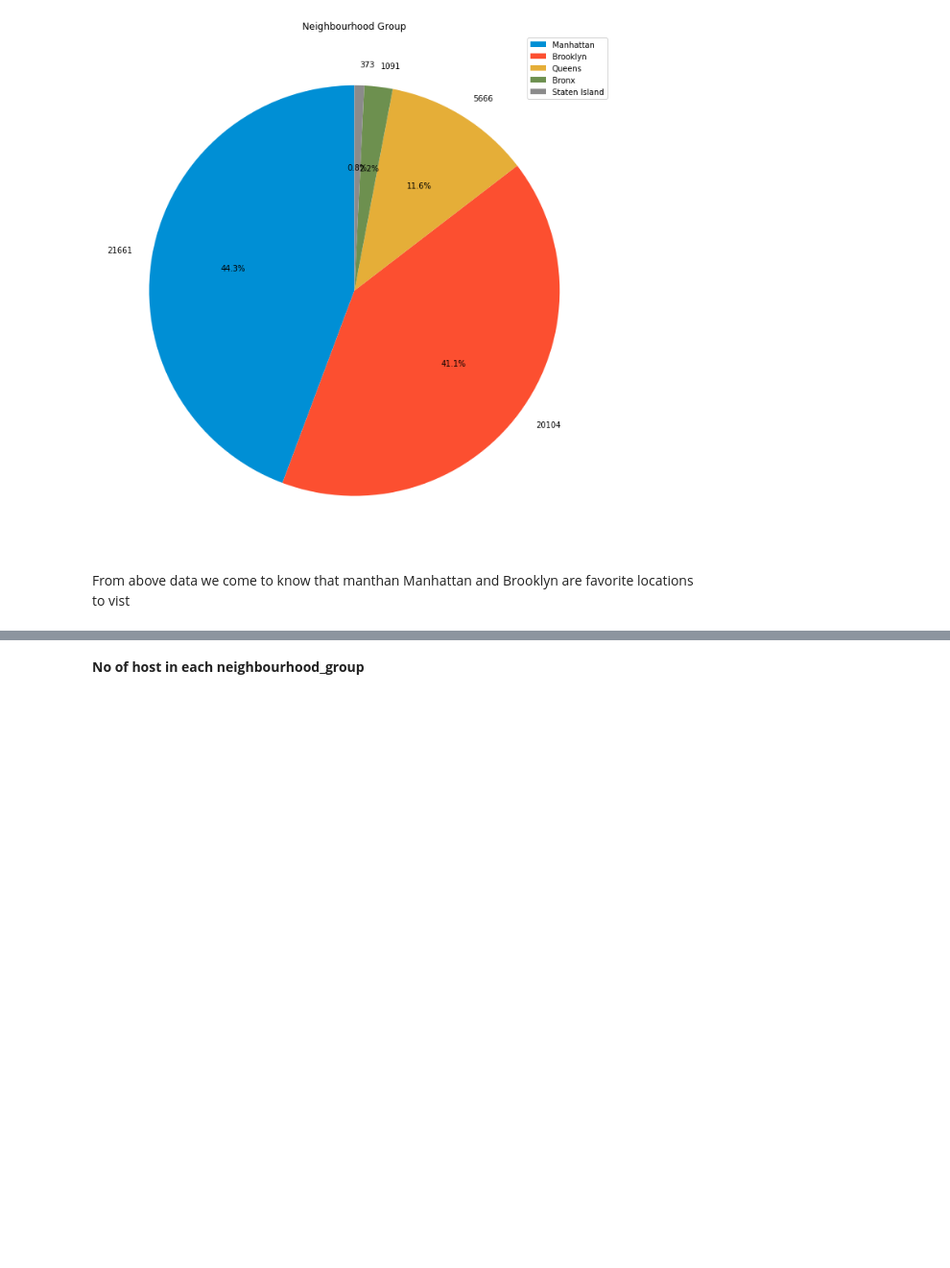
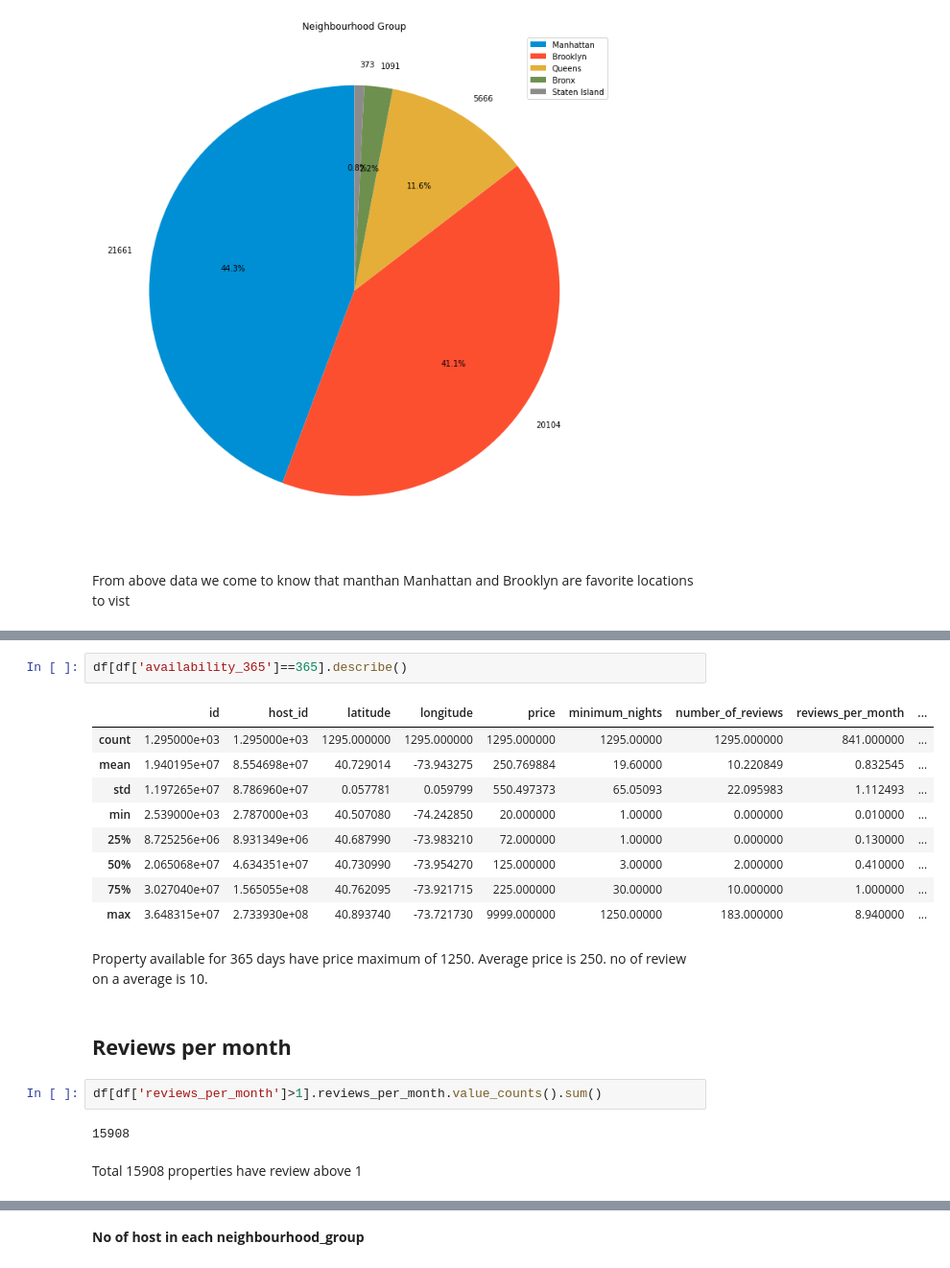
Before and after one commit to mkundhal/Airbnb-Bookings-Analysis---Capstone-Project, a Jupyter notebook: Mandeep_Airbnb_Bookings_Analysis_Capstone_Project.ipynb, the cells around one changed output, grey strips where cells are left out. Shown at 96% size. Saved outputs shown, nothing was run; the diff lists cells and outputs as text; blank space fills up the shorter version.

```diff
--- a/Mandeep_Airbnb_Bookings_Analysis_Capstone_Project.ipynb
+++ b/Mandeep_Airbnb_Bookings_Analysis_Capstone_Project.ipynb
@@ -198,0 +330,24 @@ From above data we come to know that manthan Manhattan and Brooklyn	are favorite
+# %%
+df[df['availability_365']==365].describe()
+# %% [output]
+|  | id | host_id | latitude | longitude | price | minimum_nights | number_of_reviews | reviews_per_month | ... |
+| count | 1.295000e+03 | 1.295000e+03 | 1295.000000 | 1295.000000 | 1295.000000 | 1295.00000 | 1295.000000 | 841.000000 | ... |
+| mean | 1.940195e+07 | 8.554698e+07 | 40.729014 | -73.943275 | 250.769884 | 19.60000 | 10.220849 | 0.832545 | ... |
+| std | 1.197265e+07 | 8.786960e+07 | 0.057781 | 0.059799 | 550.497373 | 65.05093 | 22.095983 | 1.112493 | ... |
+| min | 2.539000e+03 | 2.787000e+03 | 40.507080 | -74.242850 | 20.000000 | 1.00000 | 0.000000 | 0.010000 | ... |
+| 25% | 8.725256e+06 | 8.931349e+06 | 40.687990 | -73.983210 | 72.000000 | 1.00000 | 0.000000 | 0.130000 | ... |
+| 50% | 2.065068e+07 | 4.634351e+07 | 40.730990 | -73.954270 | 125.000000 | 3.00000 | 2.000000 | 0.410000 | ... |
+| 75% | 3.027040e+07 | 1.565055e+08 | 40.762095 | -73.921715 | 225.000000 | 30.00000 | 10.000000 | 1.000000 | ... |
+| max | 3.648315e+07 | 2.733930e+08 | 40.893740 | -73.721730 | 9999.000000 | 1250.00000 | 183.000000 | 8.940000 | ... |
+# %% [markdown]
+Property available for 365 days have price maximum of 1250.
+Average price is 250.
+ no of review on a average is 10.
+# %% [markdown]
+## **Reviews per month**
+# %%
+df[df['reviews_per_month']>1].reviews_per_month.value_counts().sum()
+# %% [output]
+15908
+# %% [markdown]
+Total 15908 properties have review above 1
```
Also changed, not shown: parts of 30 cells of this notebook.
